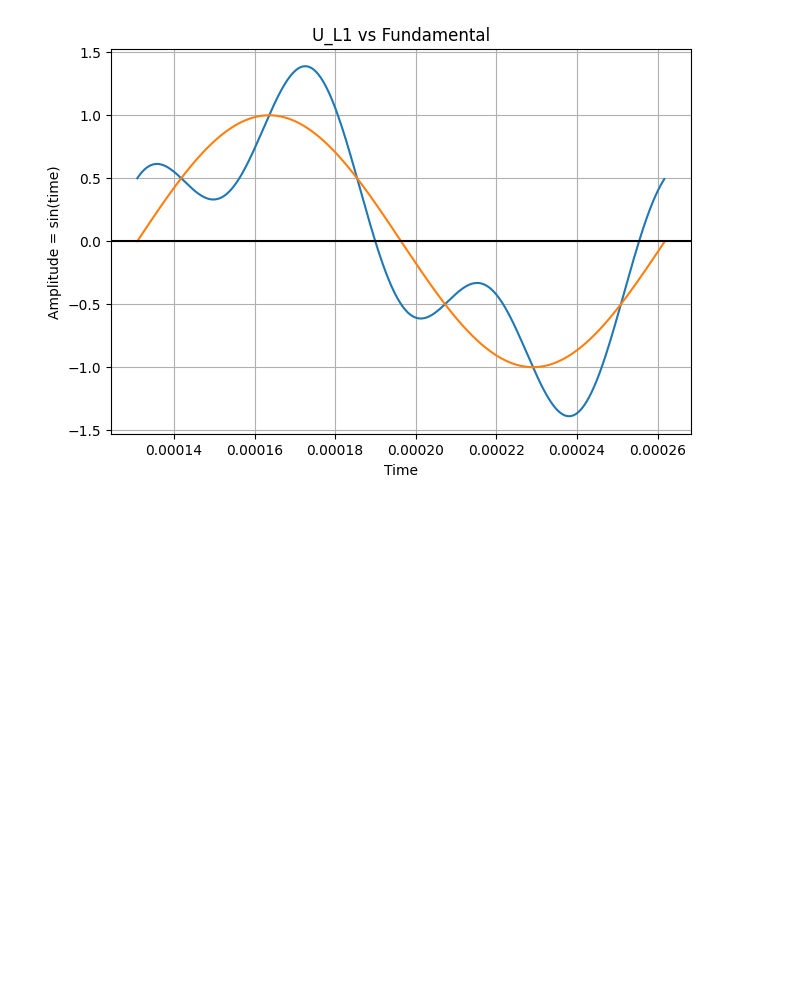
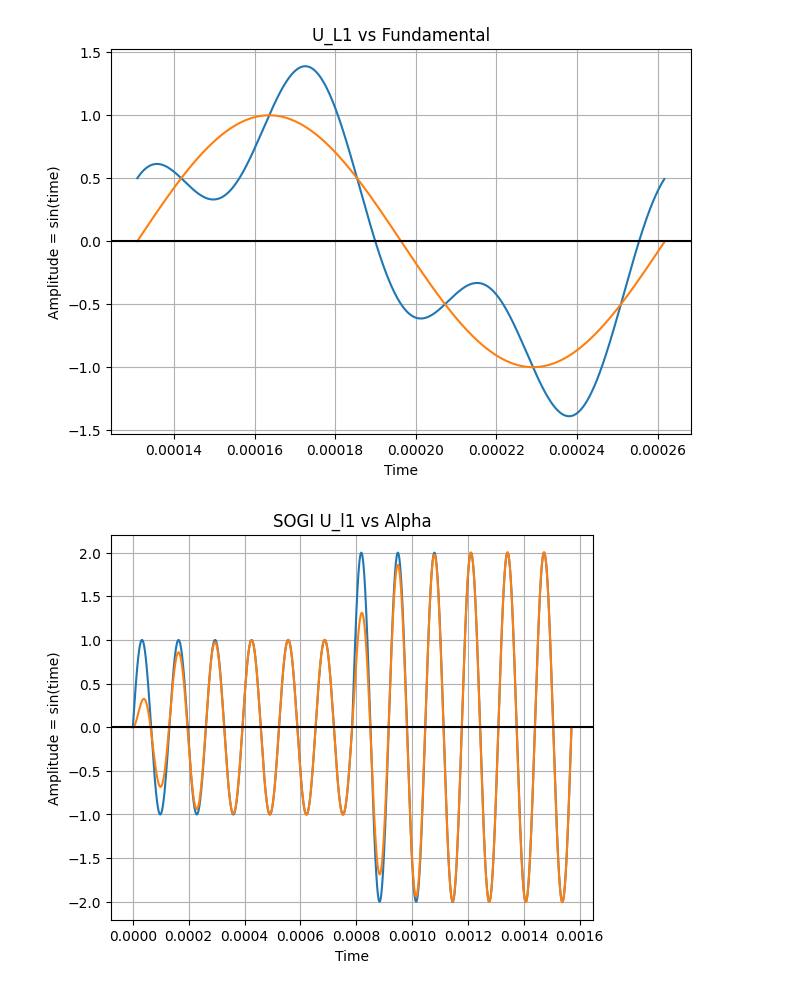
Before and after one commit to mirtcho/motor_control, a Jupyter notebook: jupyter/sogi1.ipynb, the cells around one changed output. Saved outputs shown, nothing was run; the diff lists cells and outputs as text; code cells hidden in the pictures; blank space fills up the shorter version.

```diff
--- a/jupyter/sogi1.ipynb
+++ b/jupyter/sogi1.ipynb
@@ -145,3 +150,16 @@ plt.axhline(y=0, color='k')
 plt.show()
 # %% [output]
 [figure]
+# %%
+plt.figure(figsize=(10,5))
+ax = plt.gca()
+ax.set_aspect(15/48000)
+plt.plot(t/48000, u_l1, t/48000, u_l1_alpha)#t,u_l1_beta+0.05)
+plt.title('SOGI U_l1 vs Alpha')
+plt.xlabel('Time')
+plt.ylabel('Amplitude = sin(time)')
+plt.grid(True, which='both')
+plt.axhline(y=0, color='k')
+plt.show()
+# %% [output]
+[figure, added]
```
Also changed, not shown: parts of 1 cell of this notebook, 1 other file.
